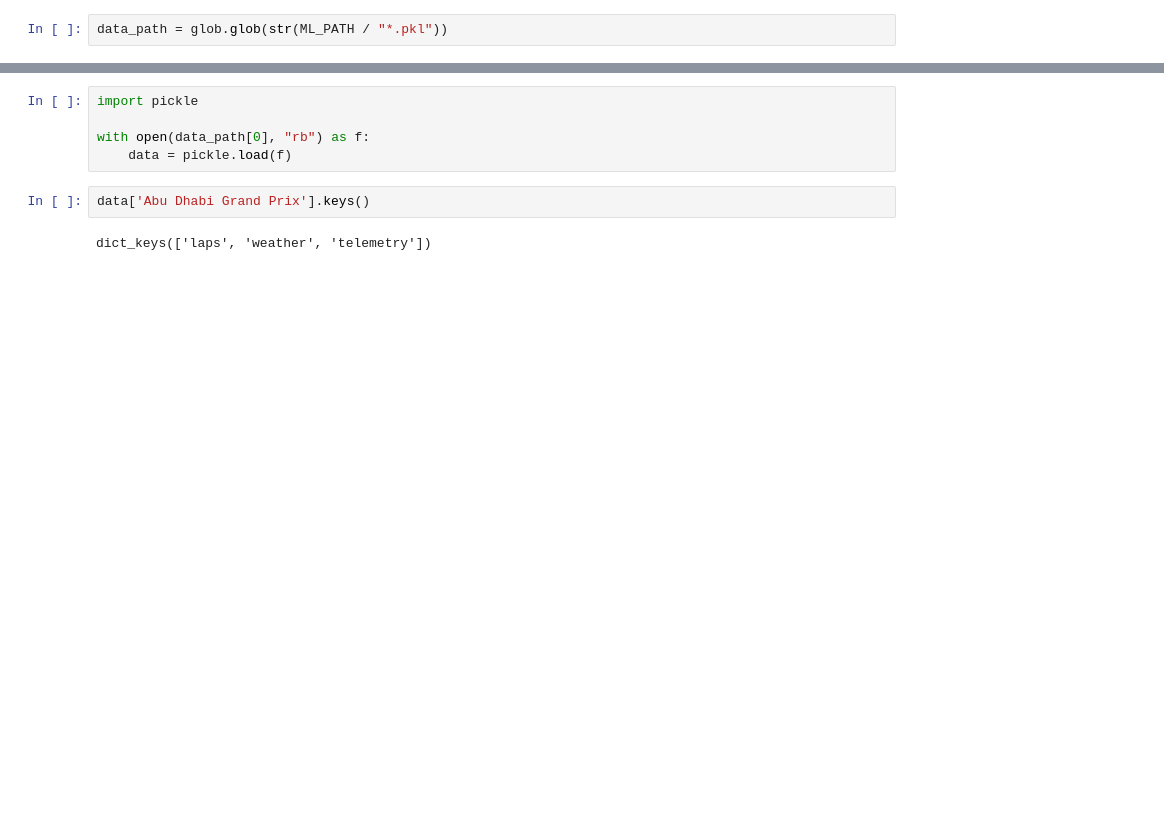
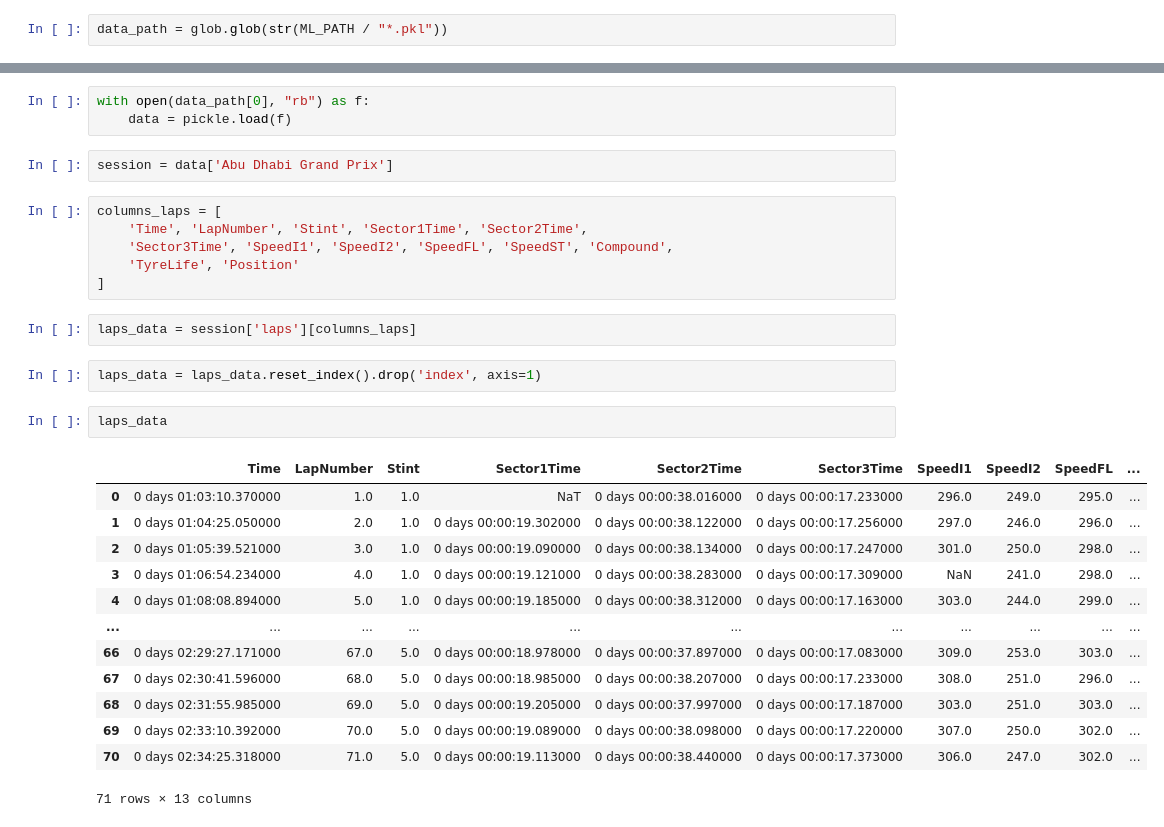
Before and after one commit to vicmcl/ml-laptime, a Jupyter notebook: ml_laptime/notebook/train.ipynb, the cells around one changed output, grey strips where cells are left out. Drawn from its saved outputs; the diff is of its cells as text; blank space fills up the shorter version.

```diff
--- a/ml_laptime/notebook/train.ipynb
+++ b/ml_laptime/notebook/train.ipynb
@@ -39,9 +25,31 @@ Successfully installed cattrs-23.2.3 fastf1-3.3.9 rapidfuzz-3.9.4 requests-cache
 # %%
-import pickle
-
 with open(data_path[0], "rb") as f:
     data = pickle.load(f)
 # %%
-data['Abu Dhabi Grand Prix'].keys()
+session = data['Abu Dhabi Grand Prix']
-# %% [output]
-dict_keys(['laps', 'weather', 'telemetry'])
+# %%
+columns_laps = [
+    'Time', 'LapNumber', 'Stint', 'Sector1Time', 'Sector2Time',
+    'Sector3Time', 'SpeedI1', 'SpeedI2', 'SpeedFL', 'SpeedST', 'Compound',
+    'TyreLife', 'Position'
+]
+# %%
+laps_data = session['laps'][columns_laps]
+# %%
+laps_data = laps_data.reset_index().drop('index', axis=1)
+# %%
+laps_data
+# %% [output]
+|  | Time | LapNumber | Stint | Sector1Time | Sector2Time | Sector3Time | SpeedI1 | SpeedI2 | SpeedFL | ... |
+| 0 | 0 days 01:03:10.370000 | 1.0 | 1.0 | NaT | 0 days 00:00:38.016000 | 0 days 00:00:17.233000 | 296.0 | 249.0 | 295.0 | ... |
+| 1 | 0 days 01:04:25.050000 | 2.0 | 1.0 | 0 days 00:00:19.302000 | 0 days 00:00:38.122000 | 0 days 00:00:17.256000 | 297.0 | 246.0 | 296.0 | ... |
+| 2 | 0 days 01:05:39.521000 | 3.0 | 1.0 | 0 days 00:00:19.090000 | 0 days 00:00:38.134000 | 0 days 00:00:17.247000 | 301.0 | 250.0 | 298.0 | ... |
+| 3 | 0 days 01:06:54.234000 | 4.0 | 1.0 | 0 days 00:00:19.121000 | 0 days 00:00:38.283000 | 0 days 00:00:17.309000 | NaN | 241.0 | 298.0 | ... |
+| 4 | 0 days 01:08:08.894000 | 5.0 | 1.0 | 0 days 00:00:19.185000 | 0 days 00:00:38.312000 | 0 days 00:00:17.163000 | 303.0 | 244.0 | 299.0 | ... |
+| ... | ... | ... | ... | ... | ... | ... | ... | ... | ... | ... |
+| 66 | 0 days 02:29:27.171000 | 67.0 | 5.0 | 0 days 00:00:18.978000 | 0 days 00:00:37.897000 | 0 days 00:00:17.083000 | 309.0 | 253.0 | 303.0 | ... |
+| 67 | 0 days 02:30:41.596000 | 68.0 | 5.0 | 0 days 00:00:18.985000 | 0 days 00:00:38.207000 | 0 days 00:00:17.233000 | 308.0 | 251.0 | 296.0 | ... |
+| 68 | 0 days 02:31:55.985000 | 69.0 | 5.0 | 0 days 00:00:19.205000 | 0 days 00:00:37.997000 | 0 days 00:00:17.187000 | 303.0 | 251.0 | 303.0 | ... |
+| 69 | 0 days 02:33:10.392000 | 70.0 | 5.0 | 0 days 00:00:19.089000 | 0 days 00:00:38.098000 | 0 days 00:00:17.220000 | 307.0 | 250.0 | 302.0 | ... |
+| 70 | 0 days 02:34:25.318000 | 71.0 | 5.0 | 0 days 00:00:19.113000 | 0 days 00:00:38.440000 | 0 days 00:00:17.373000 | 306.0 | 247.0 | 302.0 | ... |
+71 rows × 13 columns
```
Also changed, not shown: parts of 16 cells of this notebook.
